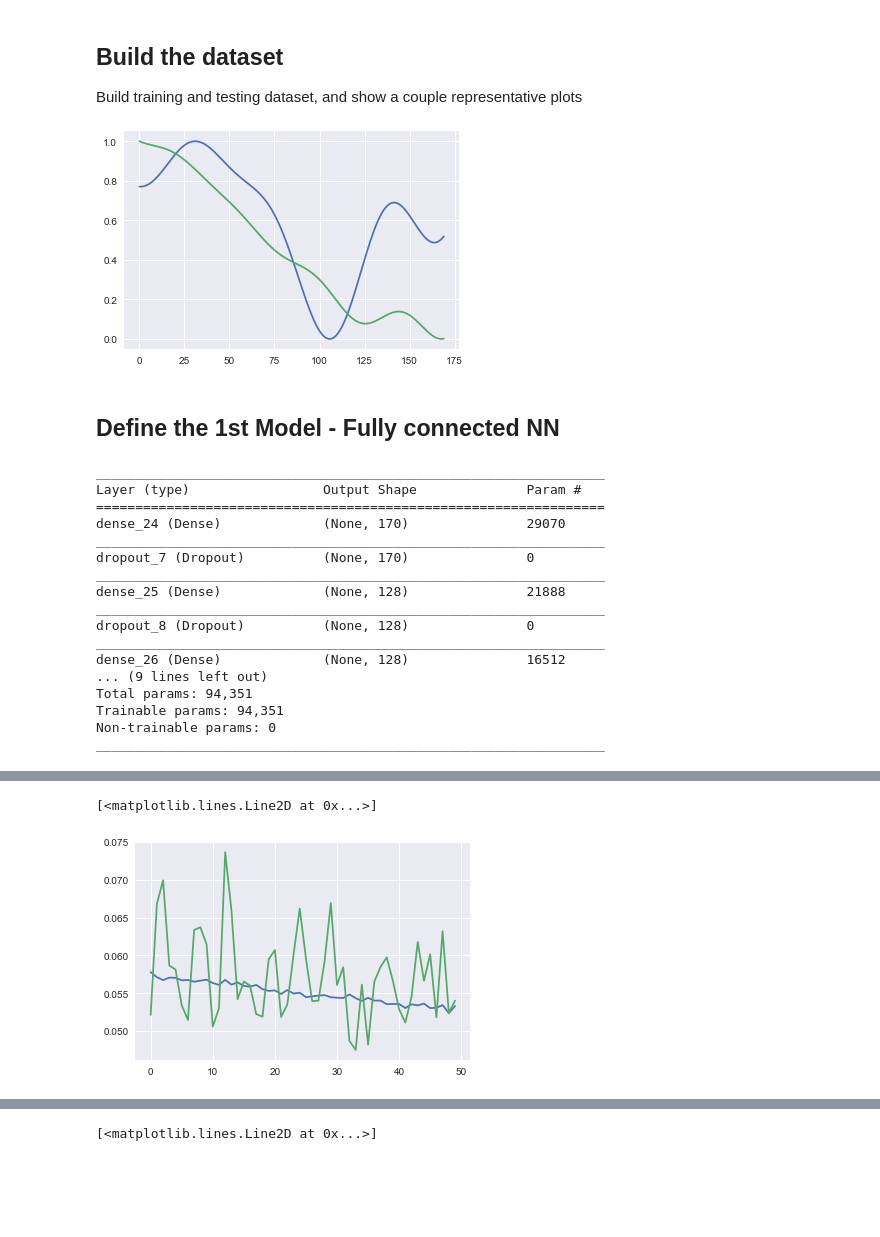
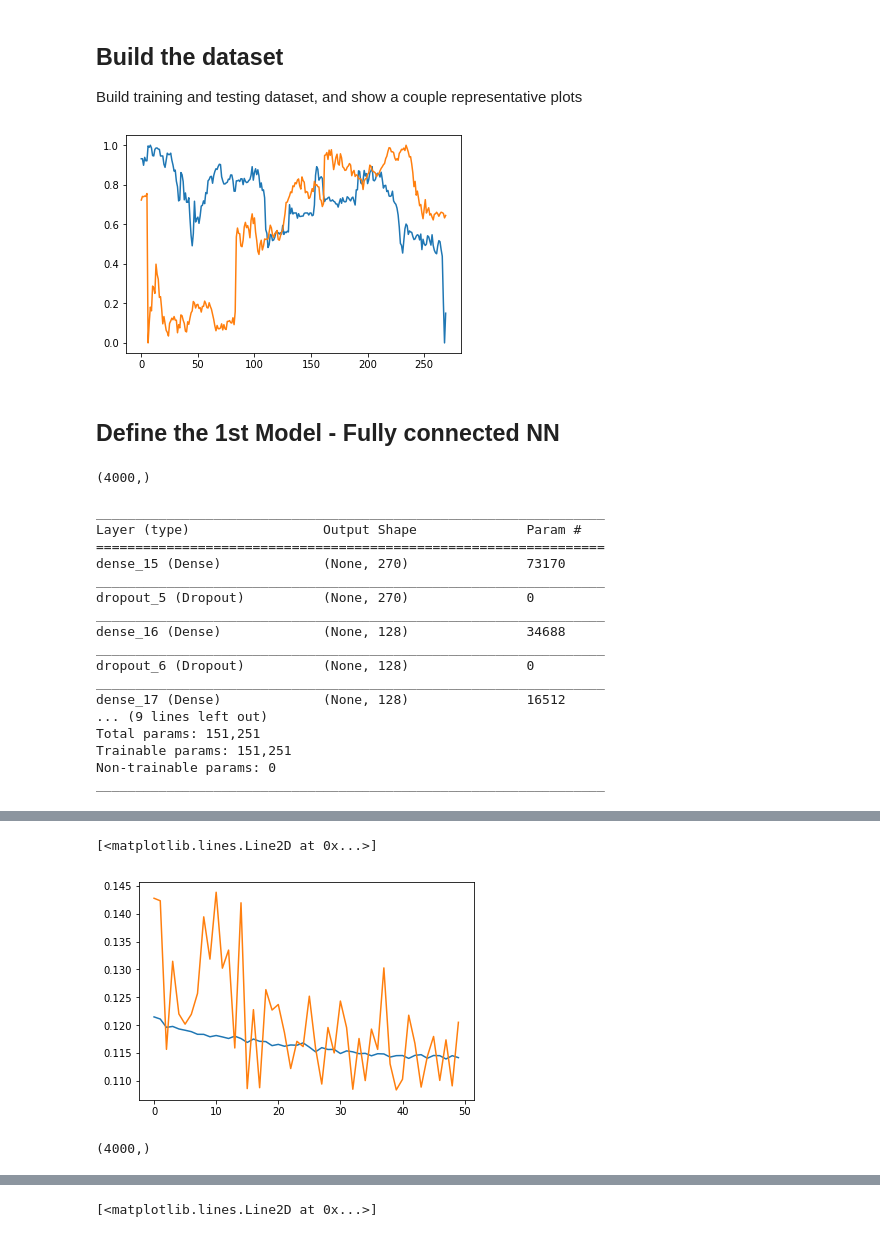
Before and after one commit to CryptoQuantic/AI-Jupyter_Notebooks, a Jupyter notebook: Time-Series-Forecasting.ipynb, the cells around one changed output, grey strips where cells are left out. Drawn from its saved outputs; the diff is of its cells as text; code cells hidden in the pictures; blank space fills up the shorter version.

```diff
--- a/Time-Series-Forecasting.ipynb
+++ b/Time-Series-Forecasting.ipynb
@@ -22,11 +22,11 @@ Using TensorFlow backend.
 # %% [markdown]
 <h2>Define Some Parameters:</h2>
 # %%
-dataseries_length = 200
-lookahead_fraction = 0.15 #fraction of dataset to look ahead.
+dataseries_length = 300
+lookahead_fraction = 0.1 #fraction of dataset to look ahead.
 nphases = 3 #number of independant sine wave in the dataset.
-ntest = 60000 # number of tetset datapoints
-ntrain = 120000 # number of training datapoints
+ntest = 20000 # number of tetset datapoints
+ntrain = 4000# number of training datapoints
 # %% [markdown]
 <h2>Generate A Dataset of Complex Timeseries</h2>
 # %%
@@ -59,7 +59,8 @@ def makeDataset(n):
     y = []
     for j in tqdm(range(0,n)):
         # Xtemp,ytemp = generateXy(generateCumSum(200,1,4),.5)
-        Xtemp,ytemp = generateXy(generateTimeSeries(dataseries_length,nphases),1-lookahead_fraction)
+       # Xtemp,ytemp = generateXy(generateTimeSeries(dataseries_length,nphases),1-lookahead_fraction)
+        Xtemp,ytemp = generateXy(generateSyntheticStockSeries(dataseries_length),1-lookahead_fraction)
         Xtemp = Xtemp.reshape(-1,1)
         ytemp = ytemp.reshape(-1,1)
         xmin = np.min(Xtemp)
@@ -82,9 +83,13 @@ Aval,yval = makeDataset(ntest)
 xx = range(0,A.shape[1])
 _ = plt.plot(xx,A[0],xx,A[-1])
 # %% [output]
-[figure, old version]
+[figure, new version]
 # %% [markdown]
 <h2>Define the 1st Model - Fully connected NN</h2>
+# %%
+y.shape
+# %% [output]
+(4000,)
 # %%
 model = Sequential()
 model.add(Dense(A.shape[1],input_shape=(A.shape[1],),activation = 'relu'))
@@ -102,22 +107,22 @@ model.summary()
 _________________________________________________________________
 Layer (type)                 Output Shape              Param #
 =================================================================
-dense_24 (Dense)             (None, 170)               29070
+dense_15 (Dense)             (None, 270)               73170
 _________________________________________________________________
-dropout_7 (Dropout)          (None, 170)               0
+dropout_5 (Dropout)          (None, 270)               0
 _________________________________________________________________
-dense_25 (Dense)             (None, 128)               21888
+dense_16 (Dense)             (None, 128)               34688
 _________________________________________________________________
-dropout_8 (Dropout)          (None, 128)               0
+dropout_6 (Dropout)          (None, 128)               0
 _________________________________________________________________
-dense_26 (Dense)             (None, 128)               16512
+dense_17 (Dense)             (None, 128)               16512
 ... (9 lines left out)
-Total params: 94,351
-Trainable params: 94,351
+Total params: 151,251
+Trainable params: 151,251
 Non-trainable params: 0
 _________________________________________________________________
 # %%
-h = model.fit(A, y, batch_size=128, epochs=50, verbose=2,validation_data=(Aval, yval))
+h = model.fit(Aval, yval, batch_size=128, epochs=50, verbose=2,validation_data=(A, y))
 plt.plot(h.history['loss'])
 plt.plot(h.history['val_loss'])
 # %% [output]
@@ -141,8 +146,12 @@ Epoch 50/50
 [<matplotlib.lines.Line2D at 0x...>]
-[figure, old version]
+[figure, new version]
 # %%
-yfit = model.predict(Aval)
+yfit = model.predict(A)
 #yfitc1 = covmodel1.predict(Aval.reshape(30000,170,1))
-#yfitc2 = covmodel2.predict(Aval.reshape(30000,170,1))
+yfitc2 = covmodel2.predict(A.reshape(4000,270,1))
+yfit = yfit.reshape(-1,)
+yfit.shape
+# %% [output]
+(4000,)
 # %%
 #yavg = (yfit+yfitc1+yfitc2)/3
```
Also changed, not shown: parts of 14 cells of this notebook.
